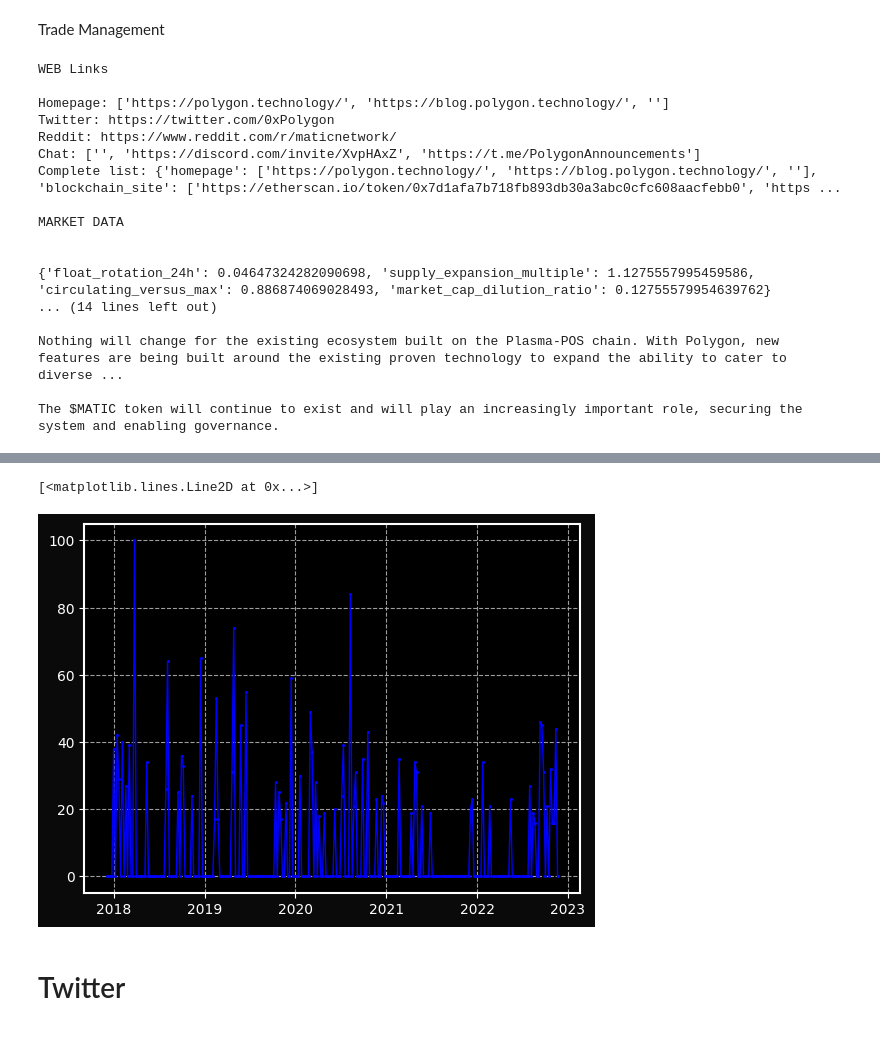
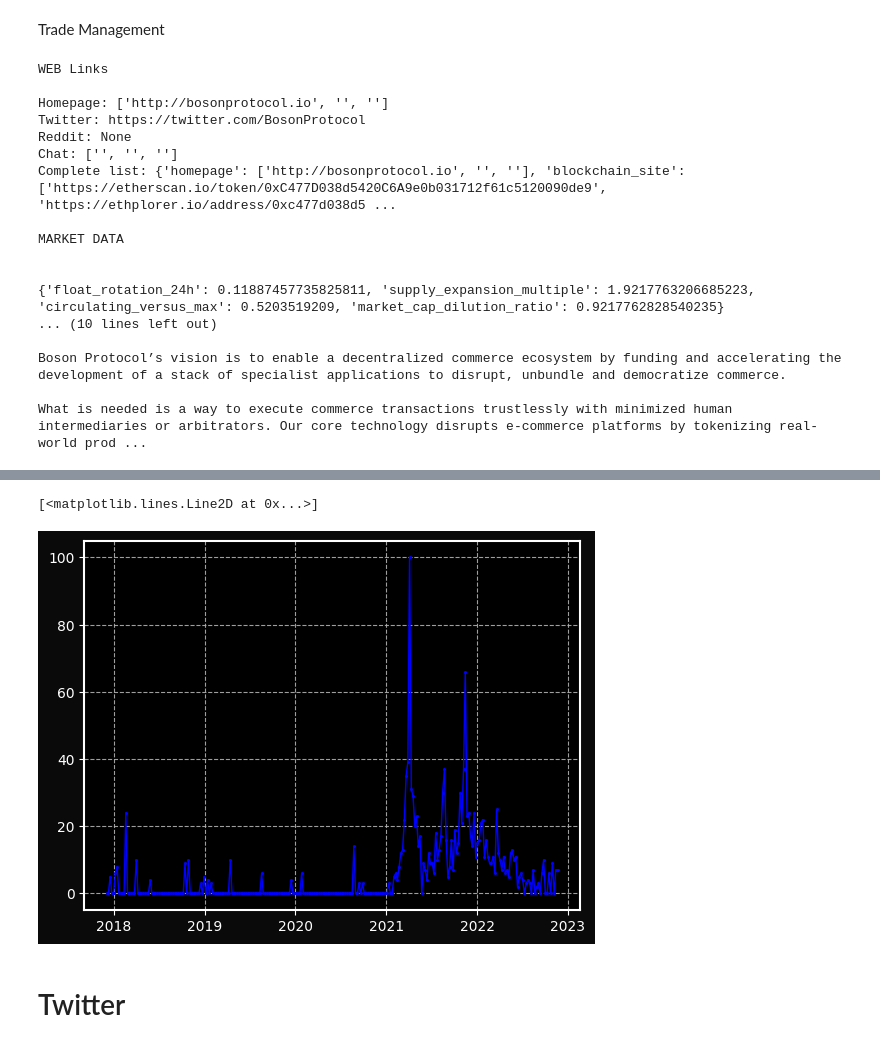
Before and after one commit to custom-hyper/Analytics, a Jupyter notebook: Trading_Report.ipynb, the cells around one changed output, grey strips where cells are left out. Saved outputs shown, nothing was run; the diff lists cells and outputs as text; code cells hidden in the pictures.

```diff
--- a/Trading_Report.ipynb
+++ b/Trading_Report.ipynb
@@ -40,6 +94,6 @@ Successfully installed ta-lib-0.4.25
 # %%
-#@title Search Token
-CoinGecko_id = "matic-network" #@param {type:"string"}
+
+CoinGecko_id = "boson-protocol" #@param {type:"string"}
 yahoo_id = "MATIC-USD" #@param {type:"string"}
 # %% [markdown]
 # Big  Picture
@@ -657,7 +690,7 @@ fully_diluted_valuation = json_parsed['market_data']['fully_diluted_valuation'][
 max_supply = json_parsed['market_data']['max_supply']
 mcap_to_tvl_ratio = json_parsed['market_data']['mcap_to_tvl_ratio']
 total_supply = json_parsed['market_data']['total_supply']
-total_value_locked = json_parsed['market_data']['total_value_locked']['usd']
+#total_value_locked = json_parsed['market_data']['total_value_locked']['usd']
 total_volume = json_parsed['market_data']['total_volume']['usd']
 
 float_rotation_24h = total_volume / market_cap
@@ -695,7 +728,7 @@ df_market['fully_diluted_valuation'] = fully_diluted_valuation
 # ankedat1['max_supply'] = max_supply
 df_market['mcap_to_tvl_ratio'] = mcap_to_tvl_ratio
 df_market['total_supply'] = total_supply
-df_market['total_value_locked'] = total_value_locked
+#df_market['total_value_locked'] = total_value_locked
 df_market['mcap_to_tvl_ratio'] = mcap_to_tvl_ratio
 df_market['total_volume'] = total_volume
 
@@ -755,21 +788,21 @@ links = json_parsed['links']
 # %% [output]
 WEB Links
 
-Homepage: ['https://polygon.technology/', 'https://blog.polygon.technology/', '']
-Twitter: https://twitter.com/0xPolygon
-Reddit: https://www.reddit.com/r/maticnetwork/
-Chat: ['', 'https://discord.com/invite/XvpHAxZ', 'https://t.me/PolygonAnnouncements']
-Complete list: {'homepage': ['https://polygon.technology/', 'https://blog.polygon.technology/', ''], 'blockchain_site': ['https://etherscan.io/token/0x7d1afa7b718fb893db30a3abc0cfc608aacfebb0', 'https ...
+Homepage: ['http://bosonprotocol.io', '', '']
+Twitter: https://twitter.com/BosonProtocol
+Reddit: None
+Chat: ['', '', '']
+Complete list: {'homepage': ['http://bosonprotocol.io', '', ''], 'blockchain_site': ['https://etherscan.io/token/0xC477D038d5420C6A9e0b031712f61c5120090de9', 'https://ethplorer.io/address/0xc477d038d5 ...
 
 MARKET DATA
 
 
-{'float_rotation_24h': 0.04647324282090698, 'supply_expansion_multiple': 1.1275557995459586, 'circulating_versus_max': 0.886874069028493, 'market_cap_dilution_ratio': 0.12755579954639762}
-... (14 lines left out)
+{'float_rotation_24h': 0.11887457735825811, 'supply_expansion_multiple': 1.9217763206685223, 'circulating_versus_max': 0.5203519209, 'market_cap_dilution_ratio': 0.9217762828540235}
+... (10 lines left out)
 
-Nothing will change for the existing ecosystem built on the Plasma-POS chain. With Polygon, new features are being built around the existing proven technology to expand the ability to cater to diverse ...
+Boson Protocol’s vision is to enable a decentralized commerce ecosystem by funding and accelerating the development of a stack of specialist applications to disrupt, unbundle and democratize commerce.
 
-The $MATIC token will continue to exist and will play an increasingly important role, securing the system and enabling governance.
+What is needed is a way to execute commerce transactions trustlessly with minimized human intermediaries or arbitrators. Our core technology disrupts e-commerce platforms by tokenizing real-world prod ...
 # %%
 #@title
 
@@ -784,36 +817,39 @@ import pandas as pd
 import matplotlib.pyplot as plt
 from pytrends.request import TrendReq
 
 
 cg = CoinGeckoAPI()
 
-a = cg.get_coin_ohlc_by_id(id=CoinGecko_id, vs_currency='usd', days = 'max')
+a = cg.get_coin_ohlc_by_id(id=CoinGecko_id, vs_currency='usd', days = 7 )
+
 
 df = pd.DataFrame(data=a, columns = ['Date','Open','High', 'Low', 'Close'])
 
-fig2 = go.Figure(data=[go.Candlestick(x=df['Date'],open=df['Open'], high=df['High'],low=df['Low'], close=df['Close'])])
+df['datetime'] = pd.to_datetime(df['Date'], unit='ms')
+
+fig2 = go.Figure(data=[go.Candlestick(x=df['datetime'],open=df['Open'], high=df['High'],low=df['Low'], close=df['Close'])])
 
 fig2.show()
 
 # Only need to run this once, the rest of requests will use the same session.
 pytrend = TrendReq()
 
 # Create payload and capture API tokens. Only needed for interest_over_time(), interest_by_region() & related_queries()
-keyword = str(id)
+keyword = str(CoinGecko_id)
 keyword = keyword.replace('-',' ')
 pytrend.build_payload(kw_list=[keyword])
 
 # Interest Over Time
 interest_over_time_df = pytrend.interest_over_time()
 df=interest_over_time_df
 
 #print(interest_over_time_df.tail(10))
 # multiple line plot
 # multiple line plot
 plt.plot( keyword, 'y1', data=df, marker='x', color='blue',linestyle='-', linewidth=1,ms=1.5 )
 # %% [output]
 [interactive output not drawn]
 [<matplotlib.lines.Line2D at 0x...>]
-[figure, old version]
+[figure, new version]
 # %% [markdown]
 # Twitter
```
Also changed, not shown: parts of 18 cells of this notebook.
